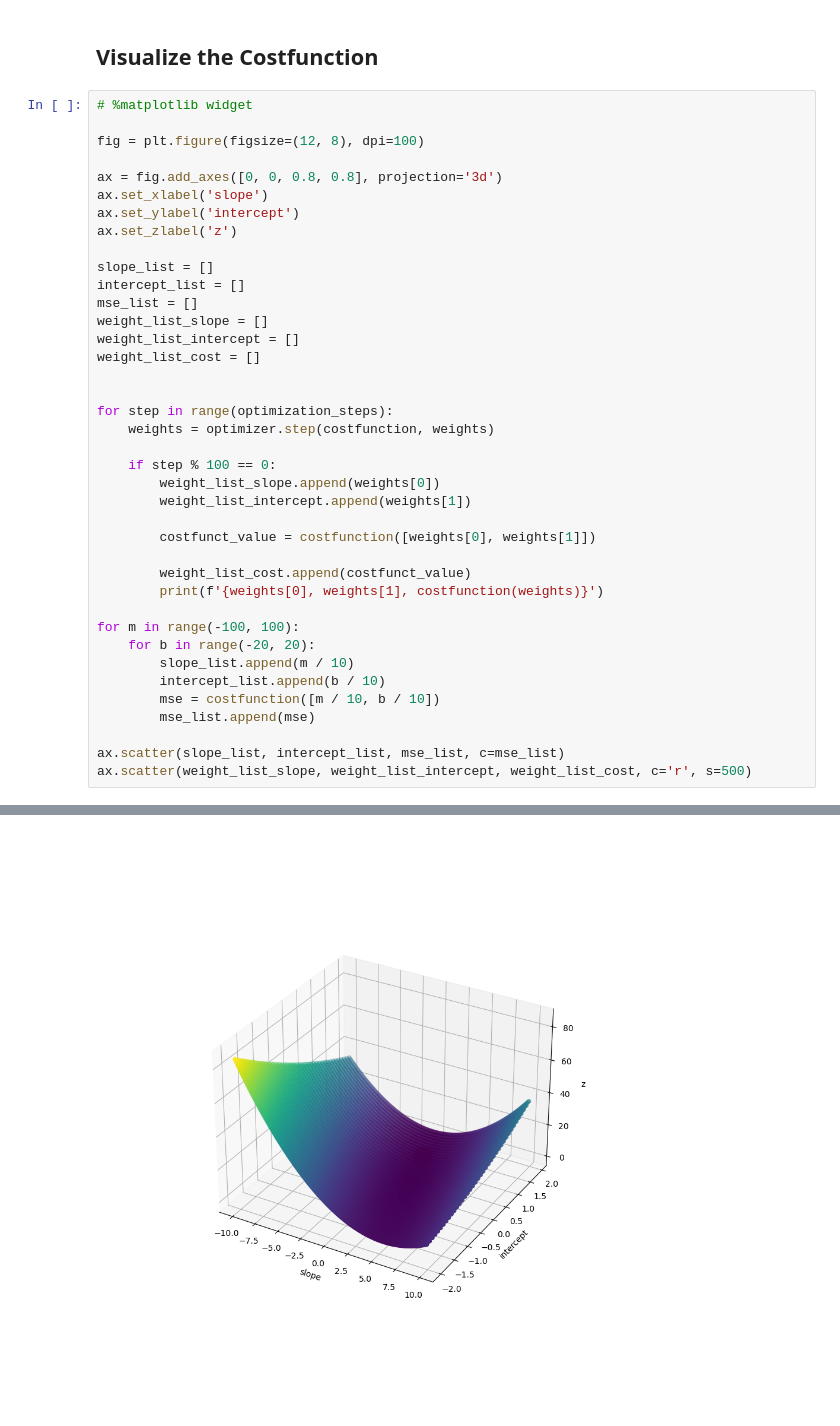
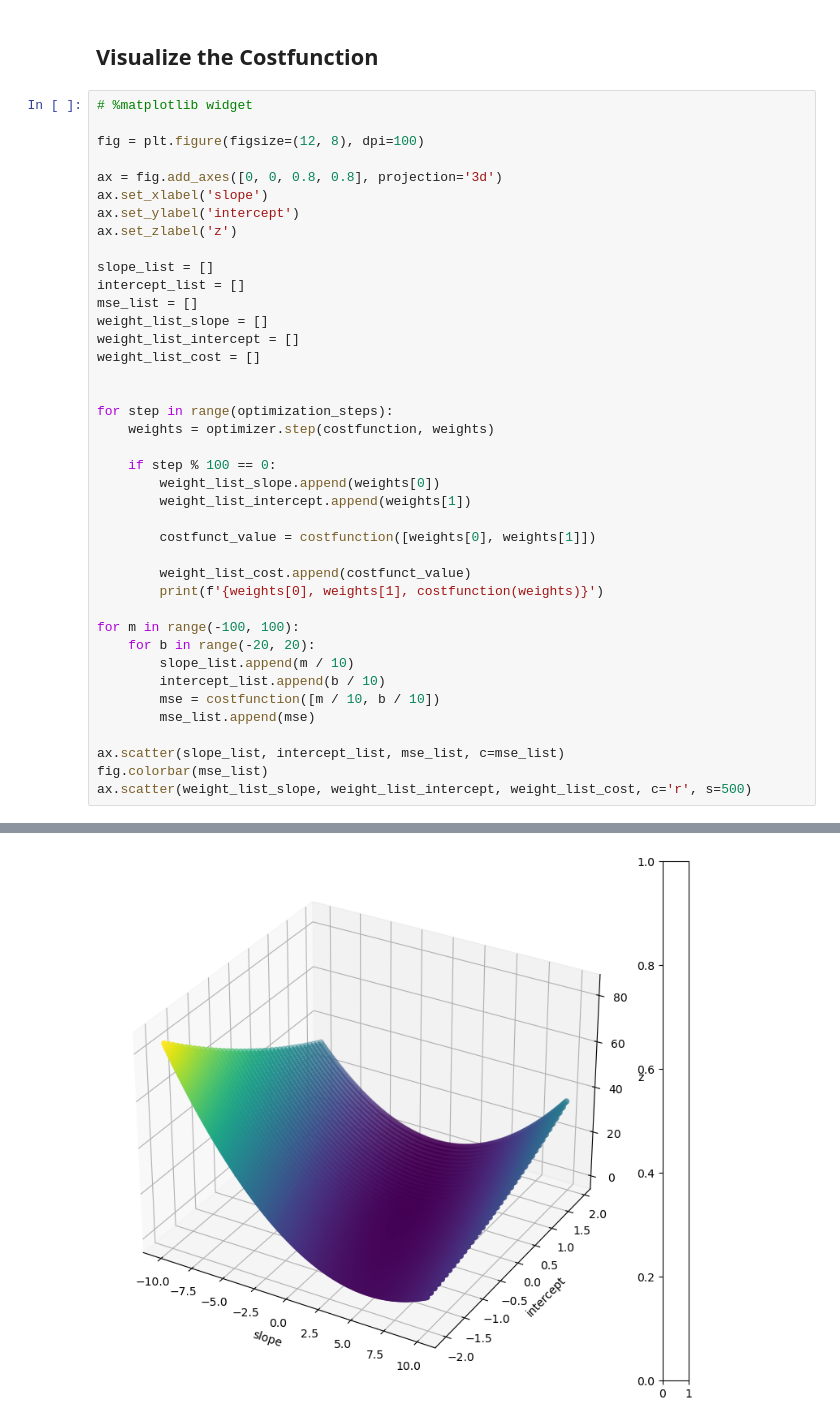
Before and after one commit to philBram/datascience, a Jupyter notebook: seaborn_summary/3d_plot_learning_rate.ipynb, the cells around one changed output, grey strips where cells are left out. Drawn from its saved outputs; the diff is of its cells as text; blank space fills up the shorter version.

```diff
--- a/seaborn_summary/3d_plot_learning_rate.ipynb
+++ b/seaborn_summary/3d_plot_learning_rate.ipynb
@@ -95,5 +95,6 @@ for m in range(-100, 100):
         mse_list.append(mse)
 
 ax.scatter(slope_list, intercept_list, mse_list, c=mse_list)
+fig.colorbar(mse_list)
 ax.scatter(weight_list_slope, weight_list_intercept, weight_list_cost, c='r', s=500)
 # %% [output]
@@ -118 +119 @@ ax.scatter(weight_list_slope, weight_list_intercept, weight_list_cost, c='r', s=
-[figure, old version]
+[figure, new version]
```
Also changed, not shown: parts of 2 cells of this notebook, 8 other files.
